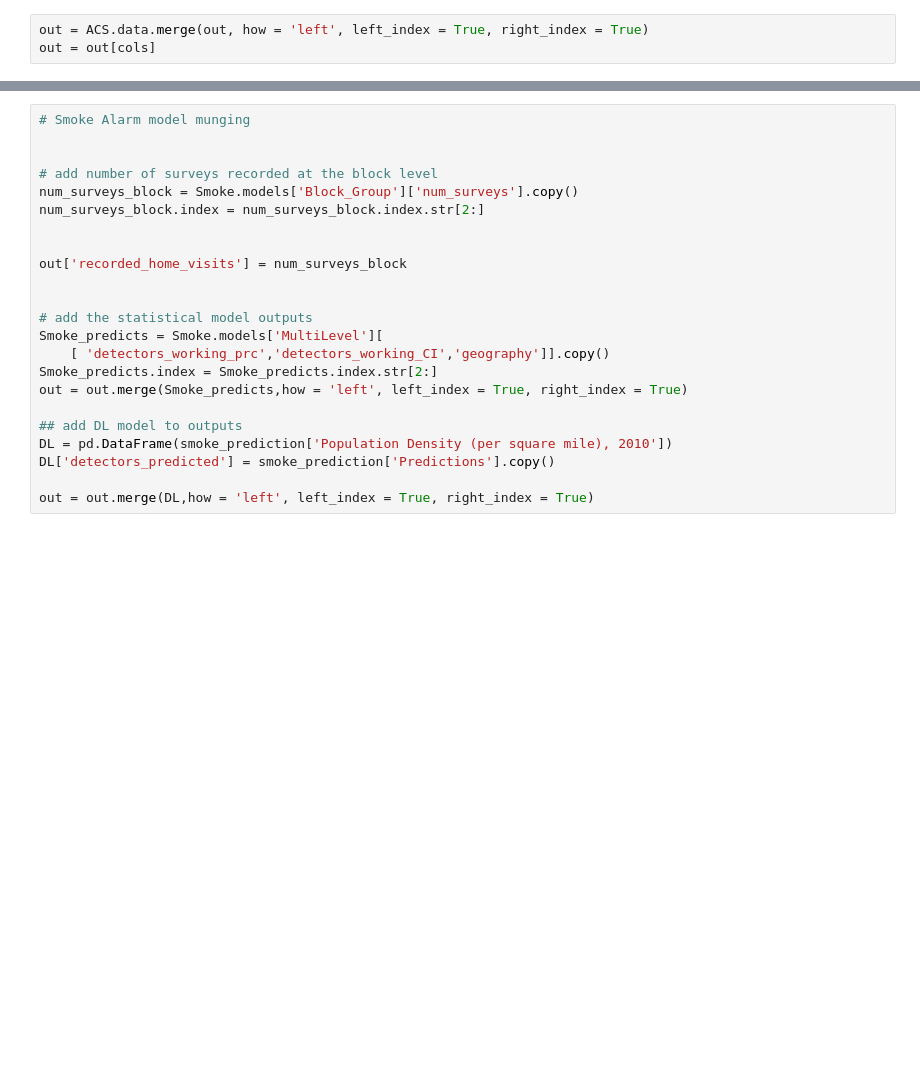
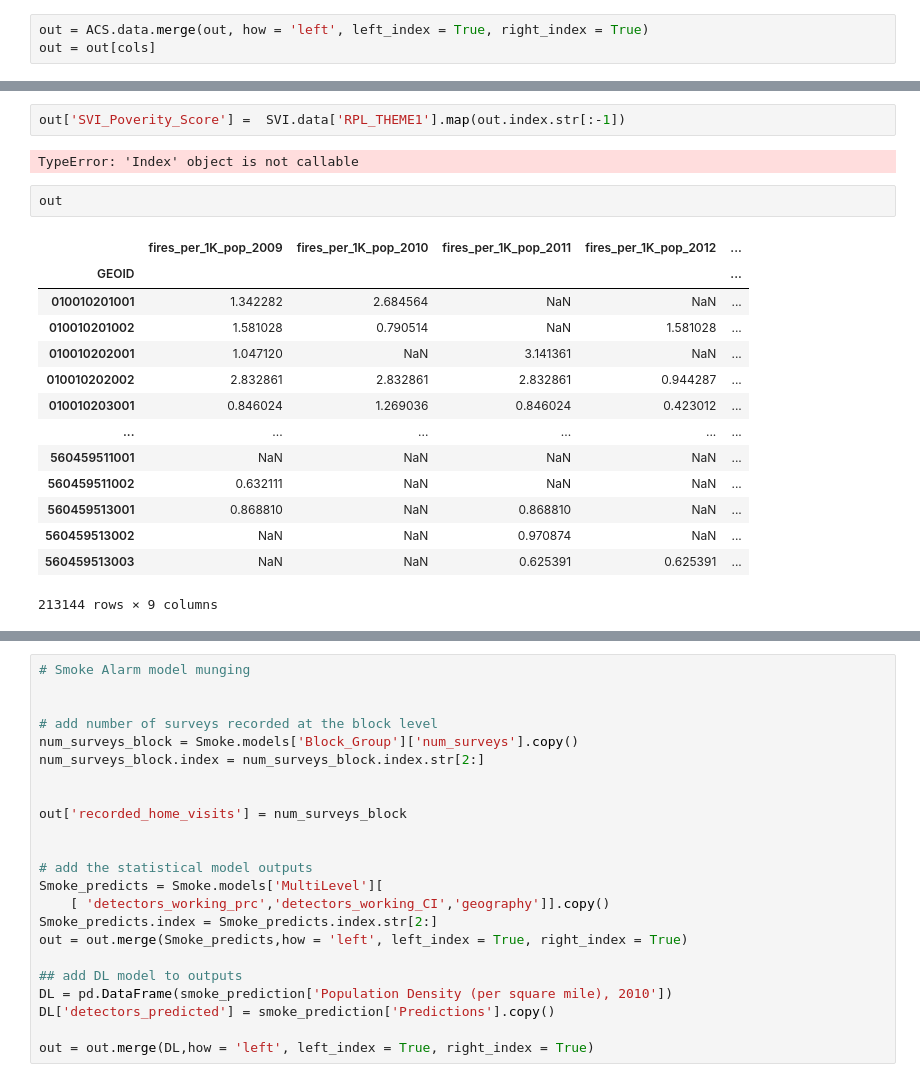
Before and after one commit to DataKind-DC/rcp2, a Jupyter notebook: testScript.ipynb, the cells around one changed output, grey strips where cells are left out. Drawn from its saved outputs; the diff is of its cells as text; blank space fills up the shorter version.

```diff
--- a/testScript.ipynb
+++ b/testScript.ipynb
@@ -125,0 +142,21 @@ out = out[cols]
+# %%
+out['SVI_Poverity_Score'] =  SVI.data['RPL_THEME1'].map(out.index.str[:-1])
+# %% [output]
+TypeError: 'Index' object is not callable
+# %%
+out
+# %% [output]
+|  | fires_per_1K_pop_2009 | fires_per_1K_pop_2010 | fires_per_1K_pop_2011 | fires_per_1K_pop_2012 | ... |
+| GEOID |  |  |  |  | ... |
+| 010010201001 | 1.342282 | 2.684564 | NaN | NaN | ... |
+| 010010201002 | 1.581028 | 0.790514 | NaN | 1.581028 | ... |
+| 010010202001 | 1.047120 | NaN | 3.141361 | NaN | ... |
+| 010010202002 | 2.832861 | 2.832861 | 2.832861 | 0.944287 | ... |
+| 010010203001 | 0.846024 | 1.269036 | 0.846024 | 0.423012 | ... |
+| ... | ... | ... | ... | ... | ... |
+| 560459511001 | NaN | NaN | NaN | NaN | ... |
+| 560459511002 | 0.632111 | NaN | NaN | NaN | ... |
+| 560459513001 | 0.868810 | NaN | 0.868810 | NaN | ... |
+| 560459513002 | NaN | NaN | 0.970874 | NaN | ... |
+| 560459513003 | NaN | NaN | 0.625391 | 0.625391 | ... |
+213144 rows × 9 columns
```
Also changed, not shown: parts of 10 cells of this notebook, 2 other files.
